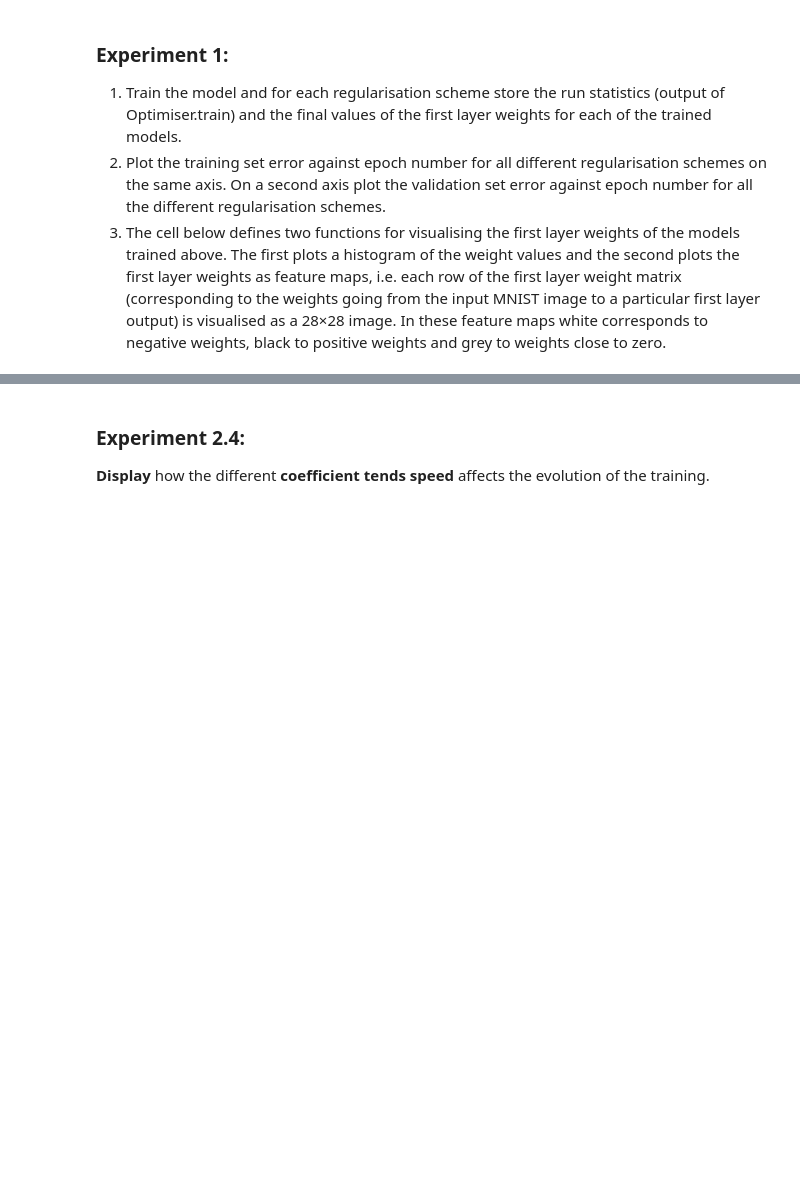
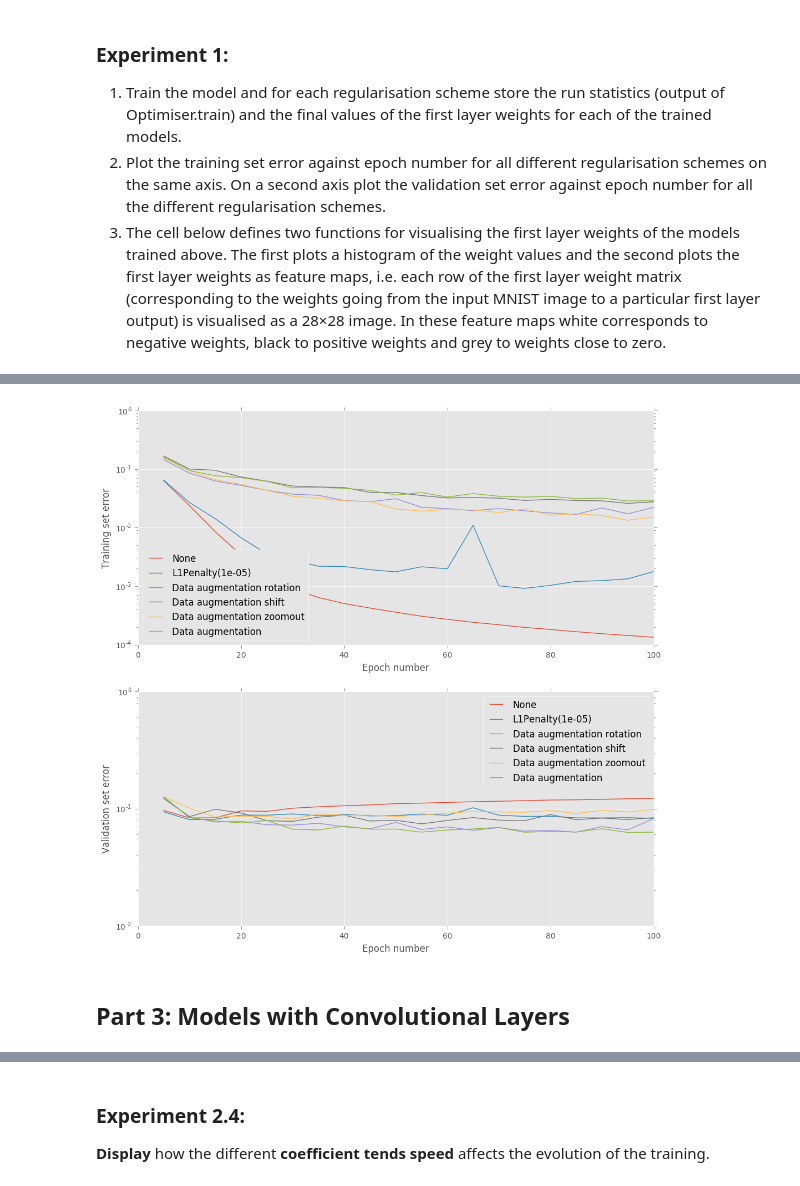
Before and after one commit to SsuYuChan/mlpractical, a Jupyter notebook: notebooks/Coursework_2.ipynb, the cells around one changed output, grey strips where cells are left out. Drawn from its saved outputs; the diff is of its cells as text; code cells hidden in the pictures; blank space fills up the shorter version.

```diff
--- a/notebooks/Coursework_2.ipynb
+++ b/notebooks/Coursework_2.ipynb
@@ -619,0 +584,8 @@ Epoch 100: 0.72s to complete
+# %%
+from mlp.data_providers import AugmentedMNISTDataProvider
+
+aug_train_data1 = AugmentedMNISTDataProvider('train', rng=rng, transformer=random_rotation)
+aug_train_data2 = AugmentedMNISTDataProvider('train', rng=rng, transformer=random_shift)
+aug_train_data3 = AugmentedMNISTDataProvider('train', rng=rng, transformer=random_zoomout)
+aug_train_data4 = AugmentedMNISTDataProvider('train', rng=rng, transformer=random_noise)
+aug_train_data = [aug_train_data1, aug_train_data2, aug_train_data3, aug_train_data4]
@@ -619,0 +645,68 @@ Epoch 100: 0.72s to complete
+# %%
+fig = plt.figure(figsize=(12, 12))
+ax1 = fig.add_subplot(2, 1, 1)
+ax2 = fig.add_subplot(2, 1, 2)
+count = 0
+for weight_penalty, run in run_info.items():
+    if(count < 2):
+        stats, keys, run_time = run
+        ax1.plot(np.arange(1, stats.shape[0]) * stats_interval,
+                 stats[1:, keys['error(train)']], label=str(weight_penalty))
+        ax2.plot(np.arange(1, stats.shape[0]) * stats_interval,
+                 stats[1:, keys['error(valid)']], label=str(weight_penalty))
+        count += 1
+ax1.plot(np.arange(1, aug_stats.shape[0]) * stats_interval,
+         aug_info[0][0][1:, aug_info[0][1]['error(train)']], label='Data augmentation rotation')
+ax2.plot(np.arange(1, aug_stats.shape[0]) * stats_interval,
+         aug_info[0][0][1:, aug_info[0][1]['error(valid)']], label='Data augmentation rotation')
+ax1.legend(loc=0)
+ax1.set_xlabel('Epoch number')
+ax1.set_ylabel('Training set error')
+ax1.set_yscale('log')
+ax2.legend(loc=0)
+ax2.set_xlabel('Epoch number')
+ax2.set_ylabel('Validation set error')
+ax2.set_yscale('log')
+
+ax1.plot(np.arange(1, aug_stats.shape[0]) * stats_interval,
+         aug_info[1][0][1:, aug_info[1][1]['error(train)']], label='Data augmentation shift')
+ax2.plot(np.arange(1, aug_stats.shape[0]) * stats_interval,
+         aug_info[1][0][1:, aug_info[1][1]['error(valid)']], label='Data augmentation shift')
+ax1.legend(loc=0)
+ax1.set_xlabel('Epoch number')
+ax1.set_ylabel('Training set error')
+ax1.set_yscale('log')
+ax2.legend(loc=0)
+ax2.set_xlabel('Epoch number')
+ax2.set_ylabel('Validation set error')
+ax2.set_yscale('log')
+
+ax1.plot(np.arange(1, aug_stats.shape[0]) * stats_interval,
+         aug_info[2][0][1:, aug_info[2][1]['error(train)']], label='Data augmentation zoomout')
+ax2.plot(np.arange(1, aug_stats.shape[0]) * stats_interval,
+         aug_info[2][0][1:, aug_info[2][1]['error(valid)']], label='Data augmentation zoomout')
+ax1.legend(loc=0)
+ax1.set_xlabel('Epoch number')
+ax1.set_ylabel('Training set error')
+ax1.set_yscale('log')
+ax2.legend(loc=0)
+ax2.set_xlabel('Epoch number')
+ax2.set_ylabel('Validation set error')
+ax2.set_yscale('log')
+
+ax1.plot(np.arange(1, aug_stats.shape[0]) * stats_interval,
+         aug_info[3][0][1:, aug_info[3][1]['error(train)']], label='Data augmentation')
+ax2.plot(np.arange(1, aug_stats.shape[0]) * stats_interval,
+         aug_info[3][0][1:, aug_info[3][1]['error(valid)']], label='Data augmentation')
+ax1.legend(loc=0)
+ax1.set_xlabel('Epoch number')
+ax1.set_ylabel('Training set error')
+ax1.set_yscale('log')
+ax2.legend(loc=0)
+ax2.set_xlabel('Epoch number')
+ax2.set_ylabel('Validation set error')
+ax2.set_yscale('log')
+# %% [output]
+[figure, added]
+# %% [markdown]
+## Part 3: Models with Convolutional Layers
```
Also changed, not shown: parts of 41 cells of this notebook.
